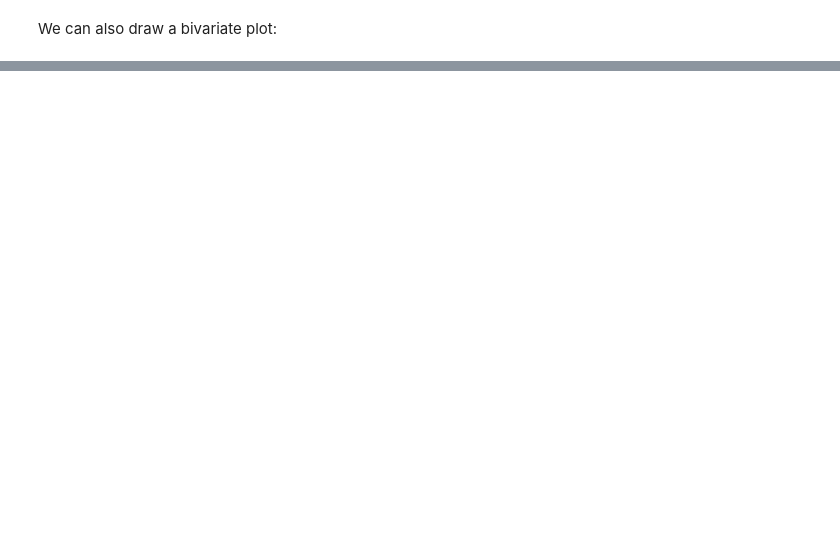
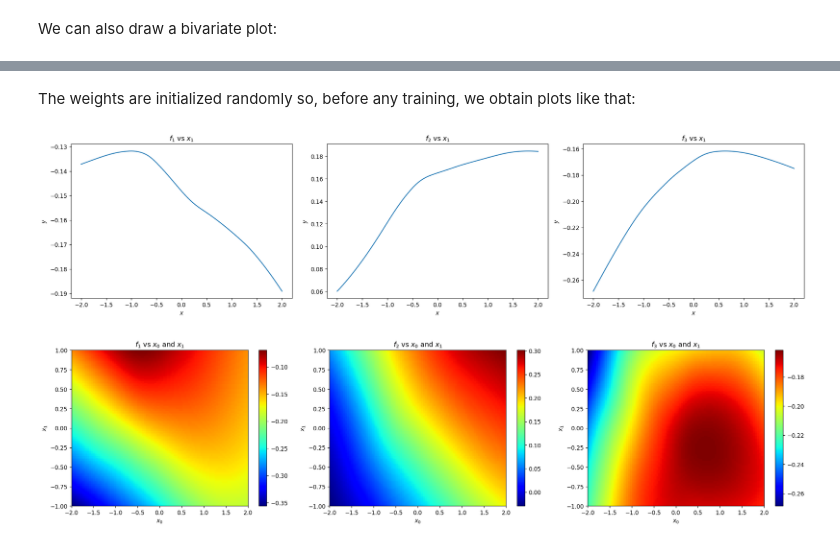
Before and after one commit to einigl/ism-model-nn-approximation, a Jupyter notebook: example-notebooks/training.ipynb, the cells around one changed output, grey strips where cells are left out. Saved outputs shown, nothing was run; the diff lists cells and outputs as text; code cells hidden in the pictures; blank space fills up the shorter version.

```diff
--- a/example-notebooks/training.ipynb
+++ b/example-notebooks/training.ipynb
@@ -59,5 +125,56 @@ outputs = f(inputs)
 # %%
-layers_sizes = [n_inputs, 1000, 1000, 1000, n_outputs]
-activation = ELU()
+layers_sizes = [n_inputs, 50, 50, n_outputs]
+activation = nn.ELU()
 
-model = FullyConnected(layers_sizes, activation)
+net_0 = FullyConnected(
+    layers_sizes,
+    activation,
+)
+
+net = net_0.copy()
+# %% [markdown]
+The weights are initialized randomly so, before any training, we obtain plots like that:
+# %%
+y_net_0 = net_0(x)
+
+plt.figure(dpi=125, figsize=(6.4*n_outputs, 4.8))
+
+for k in range(n_outputs):
+    plt.subplot(1, n_outputs, k+1)
+    plt.plot(x[:, free_input-1], y_net_0[:, k])
+
+    plt.xlabel("$x$")
+    plt.ylabel("$y$")
+    plt.title(f"$f_{k+1}$ vs $x_{free_input}$")
+
+plt.tight_layout()
+
+plt.show()
+
+#
+
+y_mesh_net_0 = net_0(x_mesh)
+Y_net_0 = y_mesh_net_0.reshape(n_points, n_points, n_outputs)
+
+plt.figure(dpi=125, figsize=(6.4*n_outputs, 4.8))
+
+for k in range(n_outputs):
+    plt.subplot(1, n_outputs, k+1)
+    plt.imshow(
+        Y_net_0[:, :, k], cmap="jet", aspect="auto", extent=[
+            ranges[free_inputs[0]-1][0], ranges[free_inputs[0]-1][1],
+            ranges[free_inputs[1]-1][0], ranges[free_inputs[1]-1][1],
+        ],
+    )
+    plt.colorbar()
+
+    plt.xlabel(f"$x_{free_inputs[0]-1}$")
+    plt.ylabel(f"$x_{free_inputs[1]-1}$")
+    plt.title(f"$f_{k+1}$ vs $x_{free_inputs[0]-1}$ and $x_{free_inputs[1]-1}$")
+
+plt.tight_layout()
+
+plt.show()
+# %% [output]
+[figure, added]
+[figure, added]
```
Also changed, not shown: parts of 37 cells of this notebook, 5 other files.
